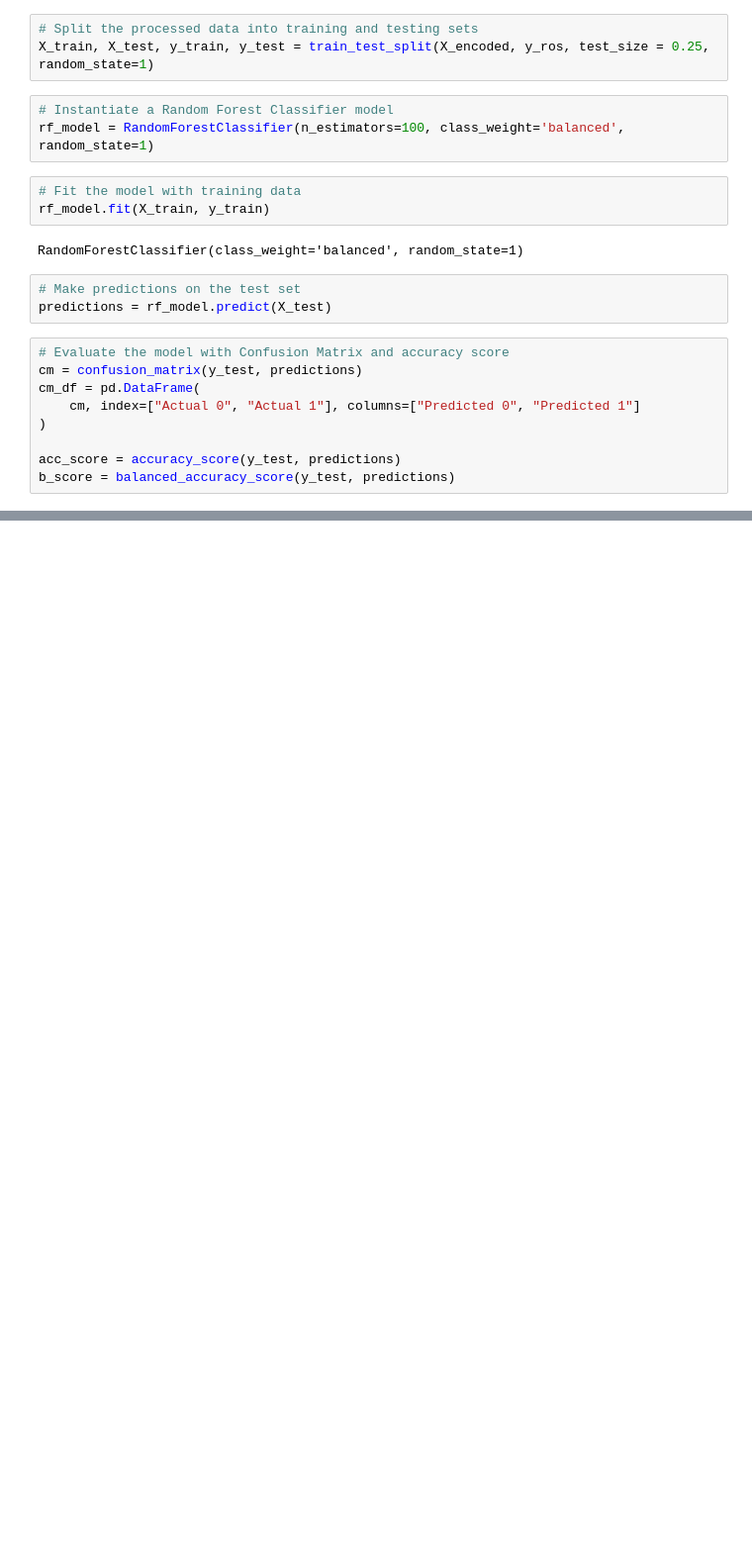
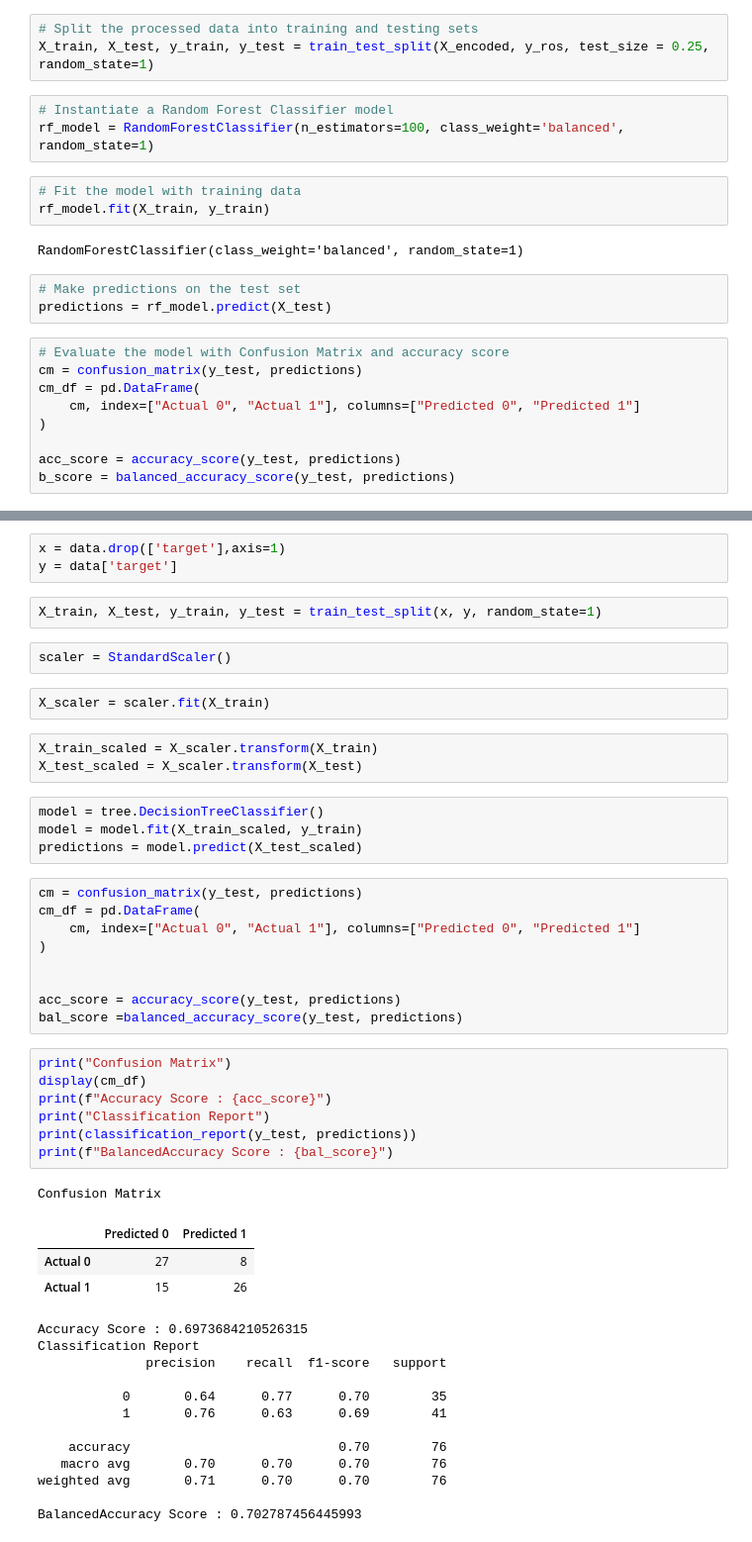
Before and after one commit to MCadotte415/This_Data_is_Off_the_cHearts, a Jupyter notebook: Random Forest Classifier- Updated.ipynb, the cells around one changed output, grey strips where cells are left out. Shown at 99% size. Drawn from its saved outputs; the diff is of its cells as text; blank space fills up the shorter version.

```diff
--- a/Random Forest Classifier- Updated.ipynb
+++ b/Random Forest Classifier- Updated.ipynb
@@ -400,0 +450,49 @@ weighted avg       0.82      0.81      0.80        83
+# %%
+x = data.drop(['target'],axis=1)
+y = data['target']
+# %%
+X_train, X_test, y_train, y_test = train_test_split(x, y, random_state=1)
+# %%
+scaler = StandardScaler()
+# %%
+X_scaler = scaler.fit(X_train)
+# %%
+X_train_scaled = X_scaler.transform(X_train)
+X_test_scaled = X_scaler.transform(X_test)
+# %%
+model = tree.DecisionTreeClassifier()
+model = model.fit(X_train_scaled, y_train)
+predictions = model.predict(X_test_scaled)
+# %%
+cm = confusion_matrix(y_test, predictions)
+cm_df = pd.DataFrame(
+    cm, index=["Actual 0", "Actual 1"], columns=["Predicted 0", "Predicted 1"]
+)
+
+
+acc_score = accuracy_score(y_test, predictions)
+bal_score =balanced_accuracy_score(y_test, predictions)
+# %%
+print("Confusion Matrix")
+display(cm_df)
+print(f"Accuracy Score : {acc_score}")
+print("Classification Report")
+print(classification_report(y_test, predictions))
+print(f"BalancedAccuracy Score : {bal_score}")
+# %% [output]
+Confusion Matrix
+|  | Predicted 0 | Predicted 1 |
+| Actual 0 | 27 | 8 |
+| Actual 1 | 15 | 26 |
+Accuracy Score : 0.6973684210526315
+Classification Report
+              precision    recall  f1-score   support
+
+           0       0.64      0.77      0.70        35
+           1       0.76      0.63      0.69        41
+
+    accuracy                           0.70        76
+   macro avg       0.70      0.70      0.70        76
+weighted avg       0.71      0.70      0.70        76
+
+BalancedAccuracy Score : 0.702787456445993
```
Also changed, not shown: parts of 20 cells of this notebook, 2 other files.
